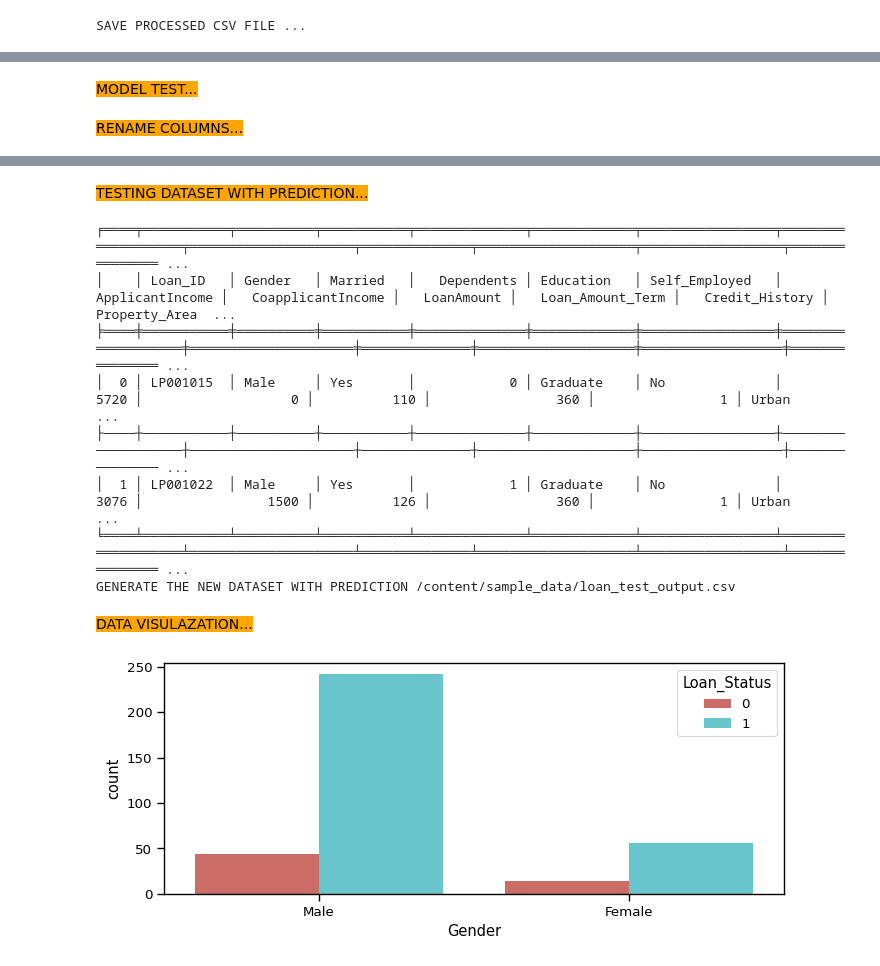
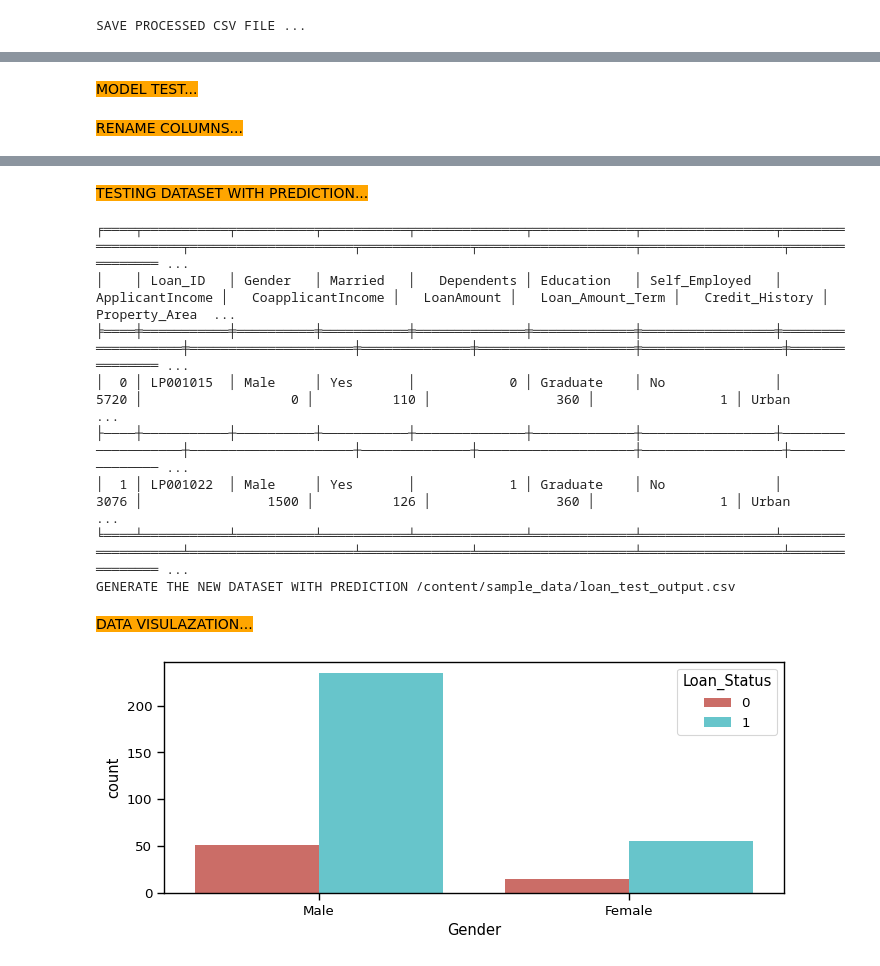
Before and after one commit to jawdatmerhy/public, a Jupyter notebook: LoanApproval.ipynb, the cells around one changed output, grey strips where cells are left out. Drawn from its saved outputs; the diff is of its cells as text; code cells hidden in the pictures.

Commit message:
Rename function + standar scaler

```diff
--- a/LoanApproval.ipynb
+++ b/LoanApproval.ipynb
@@ -161,11 +161,20 @@ Index(['Loan_ID', 'Gender', 'Married', 'Dependents', 'Education',
 # %%
 ####################################################
 display_colored_message("RENAME COLUMNS...")
-#Rename columuns Self_Employed, Credit_History, Loan_Amount_Term
-df = df.rename(columns={'Self_Employed' : 'SelfEmployed'})
-df = df.rename(columns={'Credit_History' : 'CreditHistory'})
-df = df.rename(columns={'Loan_Amount_Term' : 'LoanAmountTerm'})
-df = df.rename(columns={'Property_Area' : 'PropertyArea'})
+
+def rename_columns(df):
+    # Rename columns in a single call
+    df = df.rename(columns={
+        'Self_Employed': 'SelfEmployed',
+        'Credit_History': 'CreditHistory',
+        'Loan_Amount_Term': 'LoanAmountTerm',
+        'Property_Area': 'PropertyArea'
+    })
+    return df
+
+#RENAME COLUMNS
+df = rename_columns(df)
+
 print(df.columns)
 # %% [output]
 RENAME COLUMNS...
@@ -1209,12 +1243,13 @@ X = X.drop('Loan_Status',axis=1) #Remove label
 
 # Rescale and normalize the features
 # Standardization (Normalization)
-#scaler = StandardScaler()
+scaler = StandardScaler()
+X_scaled = scaler.fit_transform(X)
+
+# Min-Max Scaling (Rescaling)
+#scaler = MinMaxScaler()
 #X_scaled = scaler.fit_transform(X)
 
-# Min-Max Scaling (Rescaling)
-scaler = MinMaxScaler()
-X_scaled = scaler.fit_transform(X)
 
 # Data Splitting
 X_train, X_test, y_train, y_test = train_test_split(X_scaled,y, test_size = 0.2,
@@ -1598,12 +1633,10 @@ testingData = pd.read_csv(path + 'loan_test.csv')
 testDf = testingData.copy()
 
 display_colored_message("RENAME COLUMNS...")
-#Rename columuns Self_Employed, Credit_History, Loan_Amount_Term
-testDf = testDf.rename(columns={'Self_Employed' : 'SelfEmployed'})
-testDf = testDf.rename(columns={'Credit_History' : 'CreditHistory'})
-testDf = testDf.rename(columns={'Loan_Amount_Term' : 'LoanAmountTerm'})
-testDf = testDf.rename(columns={'Property_Area' : 'PropertyArea'})
-print(df.columns)
+
+#RENAME COLUMNS
+testDf = rename_columns(testDf)
+print(testDf.columns)
 
 display_colored_sub_message("ORIGINAL TESTING DATASET...")
 
@@ -1642,10 +1675,11 @@ print(colored(tabulate(pd.DataFrame(scaled_team_data).head(2), headers='keys', t
 
 # Assuming you have trained your models list previously
 
-#"Logistic Regression" "Decision Tree" "Random Forest" "K Nearest Neighbors" "Naive Bayes GNB"
-#"SVM" "Naive Bayes BNB" "MLPClassifier" "XG Boost"
+#"LogisticRegression" "DecisionTree" "RandomForest" "K NearestNeighbors" "NaiveBayesGNB"
+#"SVM" "NaiveBayesBNB" "MLPClassifier" "XGBoost"
 
-MODEL_SELECTED = "Naive Bayes BNB"
+#MODEL_SELECTED = "NaiveBayesBNB"
+MODEL_SELECTED = "SVM"
 
 display_colored_sub_message(f"TESTING DATASET APPLY MODEL : {MODEL_SELECTED}...")
 
@@ -1708,14 +1742,14 @@ TESTING DATASET APPLY MODEL : Naive Bayes BNB...
 TESTING DATASET WITH PREDICTION...
 ╒════╤═══════════╤══════════╤═══════════╤══════════════╤═════════════╤═════════════════╤═══════════════════╤═════════════════════╤══════════════╤════════════════════╤══════════════════╤═══════════════ ...
 │    │ Loan_ID   │ Gender   │ Married   │   Dependents │ Education   │ Self_Employed   │   ApplicantIncome │   CoapplicantIncome │   LoanAmount │   Loan_Amount_Term │   Credit_History │ Property_Area  ...
 ╞════╪═══════════╪══════════╪═══════════╪══════════════╪═════════════╪═════════════════╪═══════════════════╪═════════════════════╪══════════════╪════════════════════╪══════════════════╪═══════════════ ...
 │  0 │ LP001015  │ Male     │ Yes       │            0 │ Graduate    │ No              │              5720 │                   0 │          110 │                360 │                1 │ Urban          ...
 ├────┼───────────┼──────────┼───────────┼──────────────┼─────────────┼─────────────────┼───────────────────┼─────────────────────┼──────────────┼────────────────────┼──────────────────┼─────────────── ...
 │  1 │ LP001022  │ Male     │ Yes       │            1 │ Graduate    │ No              │              3076 │                1500 │          126 │                360 │                1 │ Urban          ...
 ╘════╧═══════════╧══════════╧═══════════╧══════════════╧═════════════╧═════════════════╧═══════════════════╧═════════════════════╧══════════════╧════════════════════╧══════════════════╧═══════════════ ...
 GENERATE THE NEW DATASET WITH PREDICTION /content/sample_data/loan_test_output.csv
 DATA VISULAZATION...
-[figure, old version]
+[figure, new version]
 # %%
 ####################################################
 display_colored_message("MODEL IMPORTANCE FEATURES...")
```
Also changed, not shown: parts of 9 cells of this notebook.
